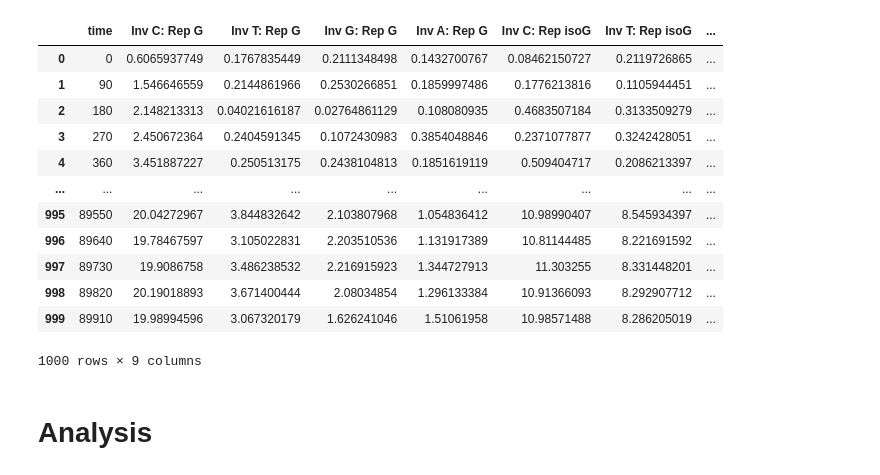
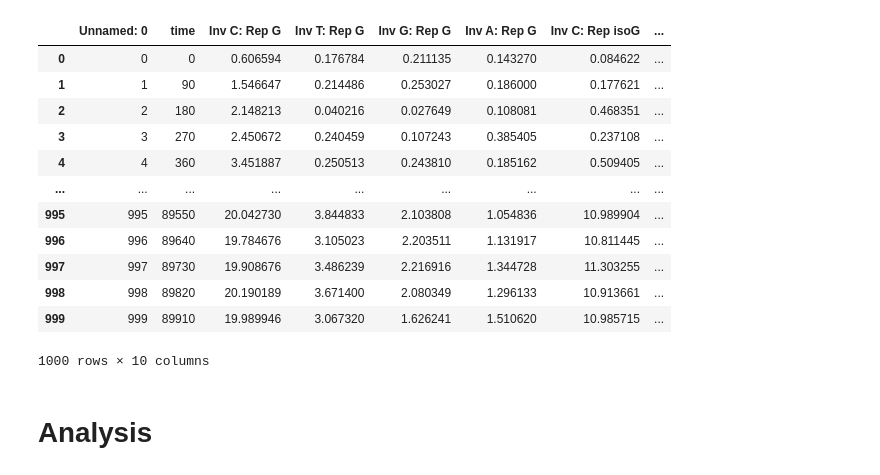
Before and after one commit to thachuk-lab/NN-DSD-Results-Analysis, a Jupyter notebook: NonNaturalMismacthes.ipynb, the cells around one changed output. Saved outputs shown, nothing was run; the diff lists cells and outputs as text; code cells hidden in the pictures.

```diff
--- a/NonNaturalMismacthes.ipynb
+++ b/NonNaturalMismacthes.ipynb
@@ -474,20 +437,20 @@ data
-# %%
-data2 = getRange('1eejjhWDmeXBU3y76513wr8jlnaxKGmggAgn5Fwfg87Y', 'A1:I1001')
-data2
-# %% [output]
-|  | time | Inv C: Rep G | Inv T: Rep G | Inv G: Rep G | Inv A: Rep G | Inv C: Rep isoG | Inv T: Rep isoG | ... |
-| 0 | 0 | 0.6065937749 | 0.1767835449 | 0.2111348498 | 0.1432700767 | 0.08462150727 | 0.2119726865 | ... |
-| 1 | 90 | 1.546646559 | 0.2144861966 | 0.2530266851 | 0.1859997486 | 0.1776213816 | 0.1105944451 | ... |
-| 2 | 180 | 2.148213313 | 0.04021616187 | 0.02764861129 | 0.108080935 | 0.4683507184 | 0.3133509279 | ... |
-| 3 | 270 | 2.450672364 | 0.2404591345 | 0.1072430983 | 0.3854048846 | 0.2371077877 | 0.3242428051 | ... |
-| 4 | 360 | 3.451887227 | 0.250513175 | 0.2438104813 | 0.1851619119 | 0.509404717 | 0.2086213397 | ... |
-| ... | ... | ... | ... | ... | ... | ... | ... | ... |
-| 995 | 89550 | 20.04272967 | 3.844832642 | 2.103807968 | 1.054836412 | 10.98990407 | 8.545934397 | ... |
-| 996 | 89640 | 19.78467597 | 3.105022831 | 2.203510536 | 1.131917389 | 10.81144485 | 8.221691592 | ... |
-| 997 | 89730 | 19.9086758 | 3.486238532 | 2.216915923 | 1.344727913 | 11.303255 | 8.331448201 | ... |
-| 998 | 89820 | 20.19018893 | 3.671400444 | 2.08034854 | 1.296133384 | 10.91366093 | 8.292907712 | ... |
-| 999 | 89910 | 19.98994596 | 3.067320179 | 1.626241046 | 1.51061958 | 10.98571488 | 8.286205019 | ... |
-1000 rows × 9 columns
+# %%
+data2 = pd.read_csv("TUM_NN_Mismatches_InvIsoC.csv")
+data2
+# %% [output]
+|  | Unnamed: 0 | time | Inv C: Rep G | Inv T: Rep G | Inv G: Rep G | Inv A: Rep G | Inv C: Rep isoG | ... |
+| 0 | 0 | 0 | 0.606594 | 0.176784 | 0.211135 | 0.143270 | 0.084622 | ... |
+| 1 | 1 | 90 | 1.546647 | 0.214486 | 0.253027 | 0.186000 | 0.177621 | ... |
+| 2 | 2 | 180 | 2.148213 | 0.040216 | 0.027649 | 0.108081 | 0.468351 | ... |
+| 3 | 3 | 270 | 2.450672 | 0.240459 | 0.107243 | 0.385405 | 0.237108 | ... |
+| 4 | 4 | 360 | 3.451887 | 0.250513 | 0.243810 | 0.185162 | 0.509405 | ... |
+| ... | ... | ... | ... | ... | ... | ... | ... | ... |
+| 995 | 995 | 89550 | 20.042730 | 3.844833 | 2.103808 | 1.054836 | 10.989904 | ... |
+| 996 | 996 | 89640 | 19.784676 | 3.105023 | 2.203511 | 1.131917 | 10.811445 | ... |
+| 997 | 997 | 89730 | 19.908676 | 3.486239 | 2.216916 | 1.344728 | 11.303255 | ... |
+| 998 | 998 | 89820 | 20.190189 | 3.671400 | 2.080349 | 1.296133 | 10.913661 | ... |
+| 999 | 999 | 89910 | 19.989946 | 3.067320 | 1.626241 | 1.510620 | 10.985715 | ... |
+1000 rows × 10 columns
 # %% [markdown]
 # Analysis
 # %%
```
Also changed, not shown: parts of 14 cells of this notebook, 3 other files.
